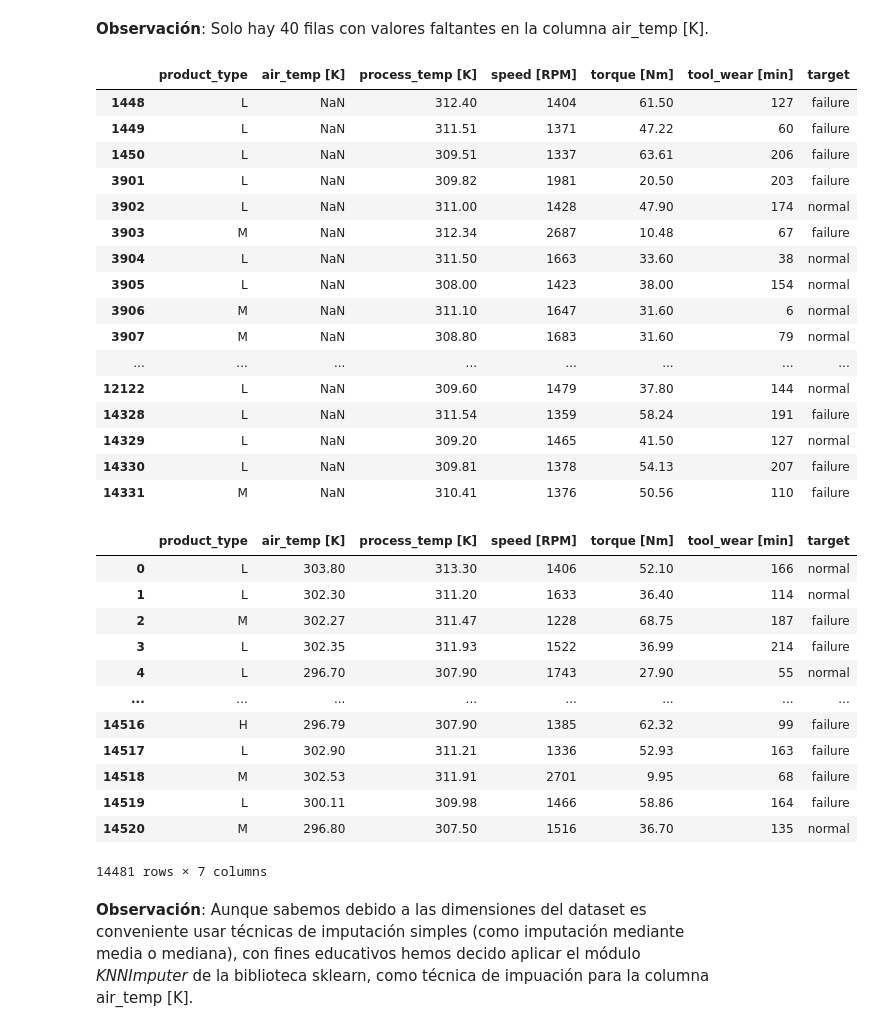
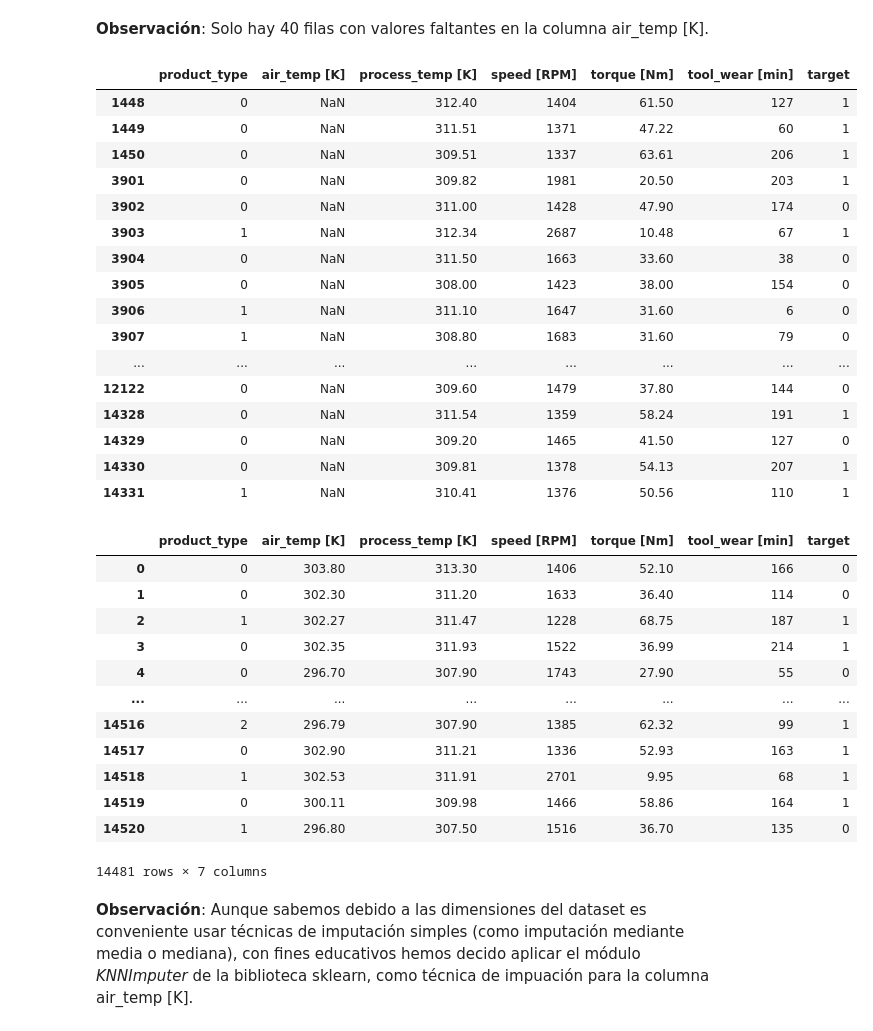
Before and after one commit to gonzag8/TP-Ciencia-de-Datos, a Jupyter notebook: Core/tp_cdd.ipynb, the cells around one changed output. Cells and saved outputs as stored; diff of their text form; code cells hidden in the pictures.

```diff
--- a/Core/tp_cdd.ipynb
+++ b/Core/tp_cdd.ipynb
@@ -16,7 +16,7 @@ import seaborn as sns
 # %% [markdown]
 ### Carga del conjunto de datos
 # %%
-df = pd.read_csv('i40 (datos).csv')
+df = pd.read_csv('./data/raw/i40 (datos).csv')
 print(f'Dataset cargado: {df.shape[0]} filas x {df.shape[1]} columnas')
 df.head()
 # %% [output]
@@ -380,12 +380,13 @@ df = df.drop(columns=['idx', 'parent_device_id'])
 ### Codificación de Columnas Categóricas
 # %%
 # Mapeo manual para respetar el orden jerárquico (L < M < H)
-mapeo_producto = {'L': 0, 'M': 1, 'H': 2}
+# Aplicar la codificación a la columna product_type
+df['product_type'] = df['product_type'].map({'L': 0, 'M': 1, 'H': 2})
 
-# Aplicar la codificación a la columna product_type
-df['product_type'] = df['product_type'].map(mapeo_producto)
+#Aplicar codificación binaria a la columna target
+df['target'] = df['target'].map({'normal': 0, 'failure': 1})
 
 # Verificar el resultado
-print("\nPrimeras filas del DataFrame con product_type codificado:")
+print("\nPrimeras filas del DataFrame con product_type y target codificado:")
 df.head()
 # %% [output]
@@ -414,41 +415,41 @@ dtype: int64
 **Observación**: Solo hay 40 filas con valores faltantes en la columna air_temp [K].
 # %%
 # Observamos las filas con la columna air_temp [K] faltante
-df[pd.isnull(df['air_temp [K]'])]
+df[(pd.isnull(df['air_temp [K]']))]
 # %% [output]
 |  | product_type | air_temp [K] | process_temp [K] | speed [RPM] | torque [Nm] | tool_wear [min] | target |
-| 1448 | L | NaN | 312.40 | 1404 | 61.50 | 127 | failure |
-| 1449 | L | NaN | 311.51 | 1371 | 47.22 | 60 | failure |
-| 1450 | L | NaN | 309.51 | 1337 | 63.61 | 206 | failure |
-| 3901 | L | NaN | 309.82 | 1981 | 20.50 | 203 | failure |
-| 3902 | L | NaN | 311.00 | 1428 | 47.90 | 174 | normal |
-| 3903 | M | NaN | 312.34 | 2687 | 10.48 | 67 | failure |
-| 3904 | L | NaN | 311.50 | 1663 | 33.60 | 38 | normal |
-| 3905 | L | NaN | 308.00 | 1423 | 38.00 | 154 | normal |
-| 3906 | M | NaN | 311.10 | 1647 | 31.60 | 6 | normal |
-| 3907 | M | NaN | 308.80 | 1683 | 31.60 | 79 | normal |
+| 1448 | 0 | NaN | 312.40 | 1404 | 61.50 | 127 | 1 |
+| 1449 | 0 | NaN | 311.51 | 1371 | 47.22 | 60 | 1 |
+| 1450 | 0 | NaN | 309.51 | 1337 | 63.61 | 206 | 1 |
+| 3901 | 0 | NaN | 309.82 | 1981 | 20.50 | 203 | 1 |
+| 3902 | 0 | NaN | 311.00 | 1428 | 47.90 | 174 | 0 |
+| 3903 | 1 | NaN | 312.34 | 2687 | 10.48 | 67 | 1 |
+| 3904 | 0 | NaN | 311.50 | 1663 | 33.60 | 38 | 0 |
+| 3905 | 0 | NaN | 308.00 | 1423 | 38.00 | 154 | 0 |
+| 3906 | 1 | NaN | 311.10 | 1647 | 31.60 | 6 | 0 |
+| 3907 | 1 | NaN | 308.80 | 1683 | 31.60 | 79 | 0 |
 | ... | ... | ... | ... | ... | ... | ... | ... |
-| 12122 | L | NaN | 309.60 | 1479 | 37.80 | 144 | normal |
-| 14328 | L | NaN | 311.54 | 1359 | 58.24 | 191 | failure |
-| 14329 | L | NaN | 309.20 | 1465 | 41.50 | 127 | normal |
-| 14330 | L | NaN | 309.81 | 1378 | 54.13 | 207 | failure |
-| 14331 | M | NaN | 310.41 | 1376 | 50.56 | 110 | failure |
+| 12122 | 0 | NaN | 309.60 | 1479 | 37.80 | 144 | 0 |
+| 14328 | 0 | NaN | 311.54 | 1359 | 58.24 | 191 | 1 |
+| 14329 | 0 | NaN | 309.20 | 1465 | 41.50 | 127 | 0 |
+| 14330 | 0 | NaN | 309.81 | 1378 | 54.13 | 207 | 1 |
+| 14331 | 1 | NaN | 310.41 | 1376 | 50.56 | 110 | 1 |
 # %%
 # Observamos las filas que sí tienen la columna air_temp [K]
 df[pd.notnull(df['air_temp [K]'])]
 # %% [output]
 |  | product_type | air_temp [K] | process_temp [K] | speed [RPM] | torque [Nm] | tool_wear [min] | target |
-| 0 | L | 303.80 | 313.30 | 1406 | 52.10 | 166 | normal |
-| 1 | L | 302.30 | 311.20 | 1633 | 36.40 | 114 | normal |
-| 2 | M | 302.27 | 311.47 | 1228 | 68.75 | 187 | failure |
-| 3 | L | 302.35 | 311.93 | 1522 | 36.99 | 214 | failure |
-| 4 | L | 296.70 | 307.90 | 1743 | 27.90 | 55 | normal |
+| 0 | 0 | 303.80 | 313.30 | 1406 | 52.10 | 166 | 0 |
+| 1 | 0 | 302.30 | 311.20 | 1633 | 36.40 | 114 | 0 |
+| 2 | 1 | 302.27 | 311.47 | 1228 | 68.75 | 187 | 1 |
+| 3 | 0 | 302.35 | 311.93 | 1522 | 36.99 | 214 | 1 |
+| 4 | 0 | 296.70 | 307.90 | 1743 | 27.90 | 55 | 0 |
 | ... | ... | ... | ... | ... | ... | ... | ... |
-| 14516 | H | 296.79 | 307.90 | 1385 | 62.32 | 99 | failure |
-| 14517 | L | 302.90 | 311.21 | 1336 | 52.93 | 163 | failure |
-| 14518 | M | 302.53 | 311.91 | 2701 | 9.95 | 68 | failure |
-| 14519 | L | 300.11 | 309.98 | 1466 | 58.86 | 164 | failure |
-| 14520 | M | 296.80 | 307.50 | 1516 | 36.70 | 135 | normal |
+| 14516 | 2 | 296.79 | 307.90 | 1385 | 62.32 | 99 | 1 |
+| 14517 | 0 | 302.90 | 311.21 | 1336 | 52.93 | 163 | 1 |
+| 14518 | 1 | 302.53 | 311.91 | 2701 | 9.95 | 68 | 1 |
+| 14519 | 0 | 300.11 | 309.98 | 1466 | 58.86 | 164 | 1 |
+| 14520 | 1 | 296.80 | 307.50 | 1516 | 36.70 | 135 | 0 |
 14481 rows × 7 columns
 # %%
 from sklearn.impute import KNNImputer
```
Also changed, not shown: parts of 15 cells of this notebook, 3 other files.
